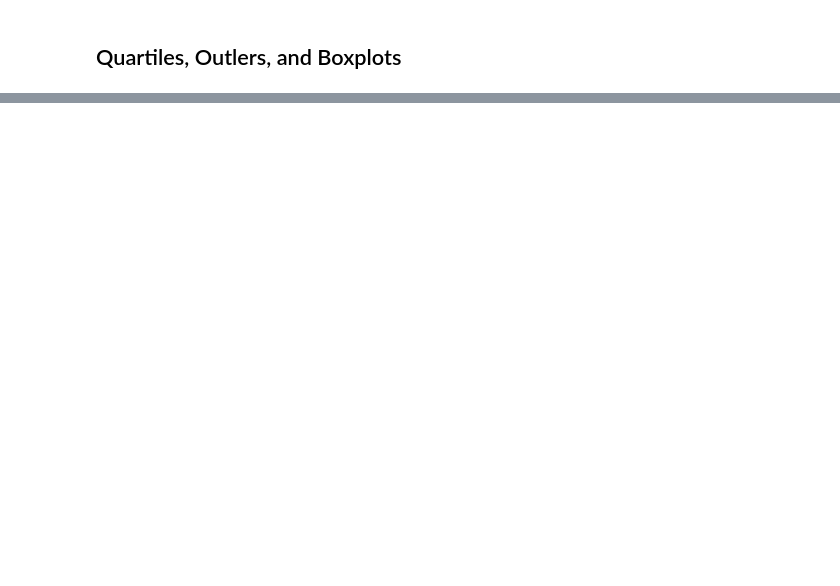
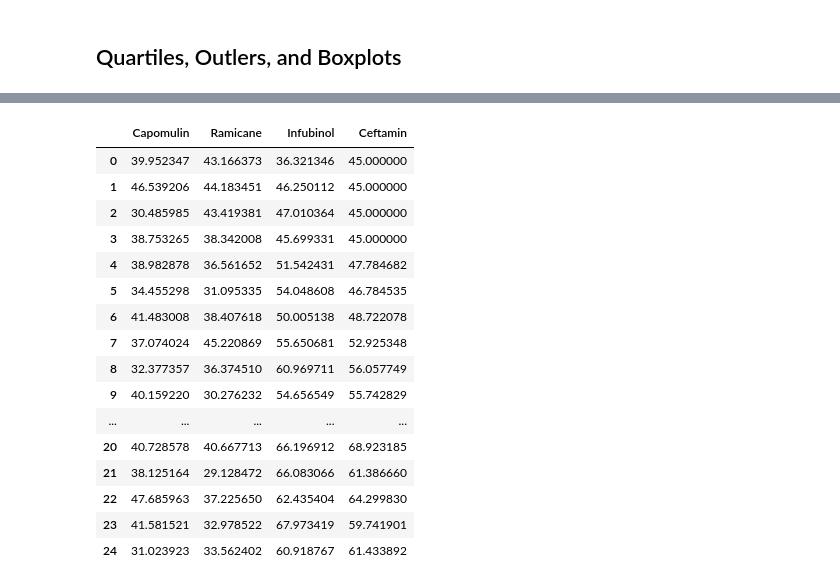
Before and after one commit to andrewdhawthorne/Module-5-Matplotlib-Challenge, a Jupyter notebook: Pymaceuticals/Pymaceuticals_student_solution.ipynb, the cells around one changed output, grey strips where cells are left out. Saved outputs shown, nothing was run; the diff lists cells and outputs as text; code cells hidden in the pictures; blank space fills up the shorter version.

Commit message:
drug quartile calculations

```diff
--- a/Pymaceuticals/Pymaceuticals_student_solution.ipynb
+++ b/Pymaceuticals/Pymaceuticals_student_solution.ipynb
@@ -197,2 +199,13 @@ plt.show()
 # %% [markdown]
 ## Quartiles, Outlers, and Boxplots
+# %%
+# Calculate the final tumor volume of each mouse across four of the treatment regimens:
+# Capomulin, Ramicane, Infubinol, and Ceftamin
+
+# Start by getting the last (greatest) timepoint for each mouse
+last_timepoint = clean_study_data.groupby(["Mouse_ID"])["Timepoint"].max()
+last_timepoint_df = pd.DataFrame(last_timepoint)
+
+# Merge this group df with the original DataFrame to get the tumor volume at the last timepoint
+max_timepoint_df= pd.merge(clean_study_data, last_timepoint_df, how="right", on=["Mouse_ID", "Timepoint"])
+max_timepoint_df
@@ -198,0 +226,54 @@ plt.show()
+# %%
+# Put treatments into a list for for loop (and later for plot labels)
+treatments = ["Capomulin", "Ramicane", "Infubinol", "Ceftamin"]
+
+# Create empty list to fill with tumor vol data (for plotting)
+tumor_vol_cap = []
+tumor_vol_ram = []
+tumor_vol_inf = []
+tumor_vol_cef = []
+
+# Calculate the IQR and quantitatively determine if there are any potential outliers.
+
+
+    # Locate the rows which contain mice on each drug and get the tumor volumes
+for index, row in max_timepoint_df.iterrows():
+    if row["Drug Regimen"] == 'Capomulin':
+        tumor_vol_cap.append(row['Tumor Volume (mm3)'])
+    if row["Drug Regimen"] == treatments[1]:
+        tumor_vol_ram.append(row['Tumor Volume (mm3)'])
+    if row["Drug Regimen"] == treatments[2]:
+        tumor_vol_inf.append(row['Tumor Volume (mm3)'])
+    if row["Drug Regimen"] == treatments[3]:
+        tumor_vol_cef.append(row['Tumor Volume (mm3)'])
+
+    # add subset
+drug_df = pd.DataFrame({"Capomulin": tumor_vol_cap,
+                       treatments[1]: tumor_vol_ram,
+                       treatments[2]: tumor_vol_inf,
+                       treatments[3]: tumor_vol_cef
+                       })
+
+    # Determine outliers using upper and lower bounds
+# drug_df_max = drug_df.max()
+# drug_df_min = drug_df.min()
+# drug_df2 = pd.merge(drug_df_min, drug_df_max)
+drug_df
+# %% [output]
+|  | Capomulin | Ramicane | Infubinol | Ceftamin |
+| 0 | 39.952347 | 43.166373 | 36.321346 | 45.000000 |
+| 1 | 46.539206 | 44.183451 | 46.250112 | 45.000000 |
+| 2 | 30.485985 | 43.419381 | 47.010364 | 45.000000 |
+| 3 | 38.753265 | 38.342008 | 45.699331 | 45.000000 |
+| 4 | 38.982878 | 36.561652 | 51.542431 | 47.784682 |
+| 5 | 34.455298 | 31.095335 | 54.048608 | 46.784535 |
+| 6 | 41.483008 | 38.407618 | 50.005138 | 48.722078 |
+| 7 | 37.074024 | 45.220869 | 55.650681 | 52.925348 |
+| 8 | 32.377357 | 36.374510 | 60.969711 | 56.057749 |
+| 9 | 40.159220 | 30.276232 | 54.656549 | 55.742829 |
+| ... | ... | ... | ... | ... |
+| 20 | 40.728578 | 40.667713 | 66.196912 | 68.923185 |
+| 21 | 38.125164 | 29.128472 | 66.083066 | 61.386660 |
+| 22 | 47.685963 | 37.225650 | 62.435404 | 64.299830 |
+| 23 | 41.581521 | 32.978522 | 67.973419 | 59.741901 |
+| 24 | 31.023923 | 33.562402 | 60.918767 | 61.433892 |
```
Also changed, not shown: parts of 7 cells of this notebook.
